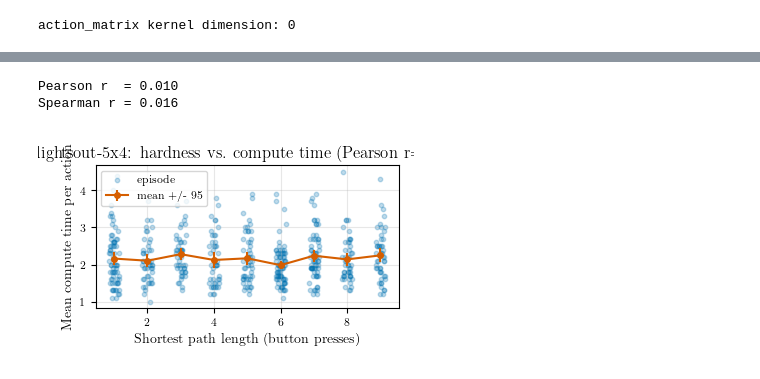
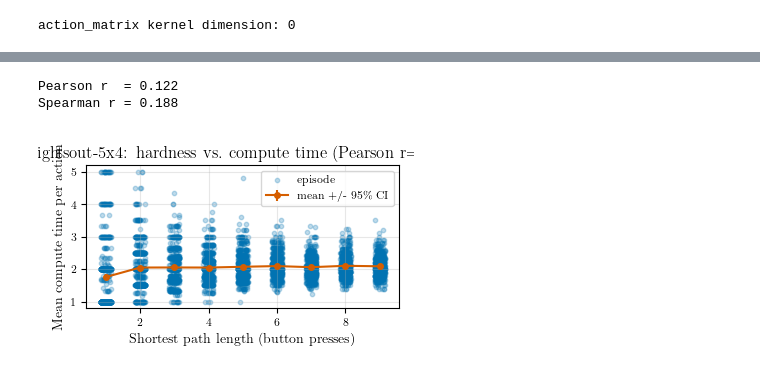
Before and after one commit to chanb/Stoix, a Jupyter notebook: ramdp_experiments/analysis-compute_time-hardness.ipynb, the cells around one changed output, grey strips where cells are left out. Drawn from its saved outputs; the diff is of its cells as text; code cells hidden in the pictures.

```diff
--- a/ramdp_experiments/analysis-compute_time-hardness.ipynb
+++ b/ramdp_experiments/analysis-compute_time-hardness.ipynb
@@ -79,8 +80,8 @@ from tqdm.notebook import tqdm
 # These three map directly onto config.logger.checkpointing.load_args (rel_dir,
 # checkpoint_uid) and model_name=config.system.system_name, i.e. exactly the knobs
 # `learner_setup` itself uses to restore a checkpoint - see stoix/utils/checkpointing.py.
-CHECKPOINT_REL_DIR = None  # e.g. "/path/to/run_dir/checkpoints" (absolute path is fine)
-CHECKPOINT_UID = None  # e.g. "20260101120000"
+CHECKPOINT_REL_DIR = "/home/bryanpu1/projects/iclr_2027/Stoix/ramdp_experiments/checkpoints"  # e.g. "/path/to/run_dir/checkpoints" (absolute path is fine)
+CHECKPOINT_UID = "20260923032800"  # e.g. "20260101120000"
 CHECKPOINT_MODEL_NAME = "ramdp_ff_ppo"  # config.system.system_name default for ff_ppo.py
 
 # Skips the checkpoint restore entirely and rolls out the freshly-initialized
@@ -89,7 +90,7 @@ CHECKPOINT_MODEL_NAME = "ramdp_ff_ppo"  # config.system.system_name default for
 # random policy has no reason to spend more compute on harder instances, so
 # expect ~0 correlation - this only tests that the code runs end-to-end, not
 # that the trained agent behaves sensibly.
-USE_RANDOM_POLICY = True
+USE_RANDOM_POLICY = False
 
 # --- Env ---
 GRID_SIZE = "5x4"
@@ -99,7 +100,7 @@ DIFFICULTY_THRESHOLD = 0.5
 # "Trained instances" = the training distribution (eval=False, easy/in-distribution
 # goals - see LightsOutEnv's module docstring). Flip to True for the held-out hard
 # eval instances instead.
-EVAL_HARD_INSTANCES = False
+EVAL_HARD_INSTANCES = True
 
 # --- Network: Transformer implicit-CoT, adaptive compute budget. Must exactly match
 # the checkpoint's training run (see the intro markdown cell). Defaults below are
@@ -120,7 +121,7 @@ STOP_GRADIENT_HALTING_INPUT = False
 QAC_VARIANT = "reinforce"  # plain V-only critic - must match qac_variant used to train the checkpoint
 
 # --- Rollout ---
-NUM_EVAL_EPISODES = 500
+NUM_EVAL_EPISODES = 10000
 SEED = 0
 EVALUATION_GREEDY = False  # match training-time stochastic policy; True evaluates the mode action instead
 # rollout_episodes re-JITs and re-runs NUM_EVAL_EPISODES full episodes every time the
@@ -129,7 +130,7 @@ EVALUATION_GREEDY = False  # match training-time stochastic policy; True evaluat
 # instead of being recomputed. Set True to ignore any cache and force a fresh rollout
 # (e.g. after changing the checkpoint or network hyperparameters above without also
 # changing NUM_EVAL_EPISODES/SEED, which the cache path does not otherwise capture).
-FORCE_REROLLOUT = False
+FORCE_REROLLOUT = True
 # %%
 def build_stoix_config():
     """Composes the same DictConfig ff_ppo.py's @hydra.main would build for a
@@ -482,34 +540,34 @@ print(f"Spearman r = {spearman_r:.3f}")
 by_distance = plot_df.groupby("shortest_path_length")["compute_time"].agg(["mean", "sem", "count"])
 
 fig, ax = plt.subplots(figsize=set_size(doc_width_pt, fraction=0.6))
 rng = np.random.default_rng(0)
 jitter = rng.uniform(-0.15, 0.15, size=len(plot_df))
 ax.scatter(
     plot_df["shortest_path_length"] + jitter,
     plot_df["compute_time"],
     s=10,
     alpha=0.25,
     color=sns.color_palette("colorblind")[0],
     label="episode",
 )
 ax.errorbar(
     by_distance.index,
     by_distance["mean"],
     yerr=CI95_Z * by_distance["sem"].fillna(0.0),
     marker="o",
     ms=4,
     linewidth=1.5,
     color=sns.color_palette("colorblind")[3],
-    label="mean +/- 95% CI",
+    label=r"mean +/- 95\% CI",
 )
 ax.set_xlabel("Shortest path length (button presses)")
 ax.set_ylabel("Mean compute time per action")
 ax.set_title(f"lightsout-{GRID_SIZE}: hardness vs. compute time (Pearson r={pearson_r:.2f})")
 ax.grid(True, alpha=0.3)
 ax.legend()
 fig.tight_layout()
 plt.savefig("analysis-compute_time-hardness.pdf", dpi=600, format="pdf", bbox_inches="tight")
 # %% [output]
-Pearson r  = 0.010
-Spearman r = 0.016
+Pearson r  = 0.122
+Spearman r = 0.188
-[figure, old version]
+[figure, new version]
```
Also changed, not shown: parts of 8 cells of this notebook, 1 other file.
